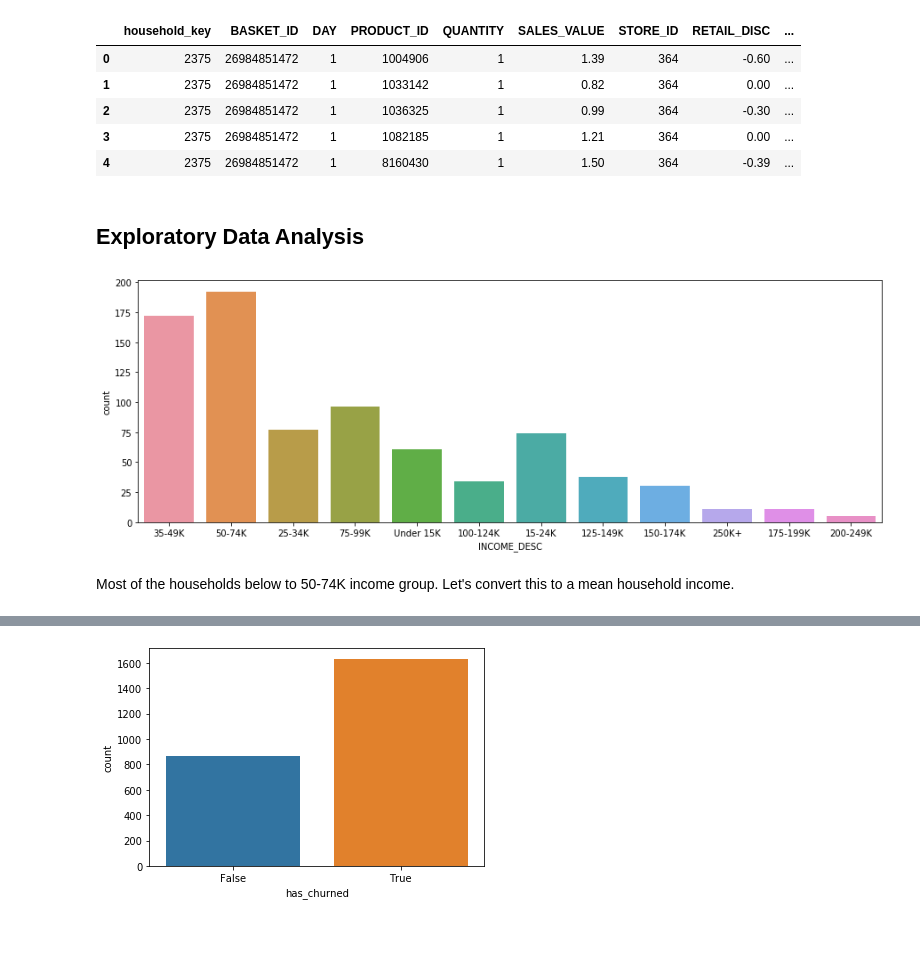
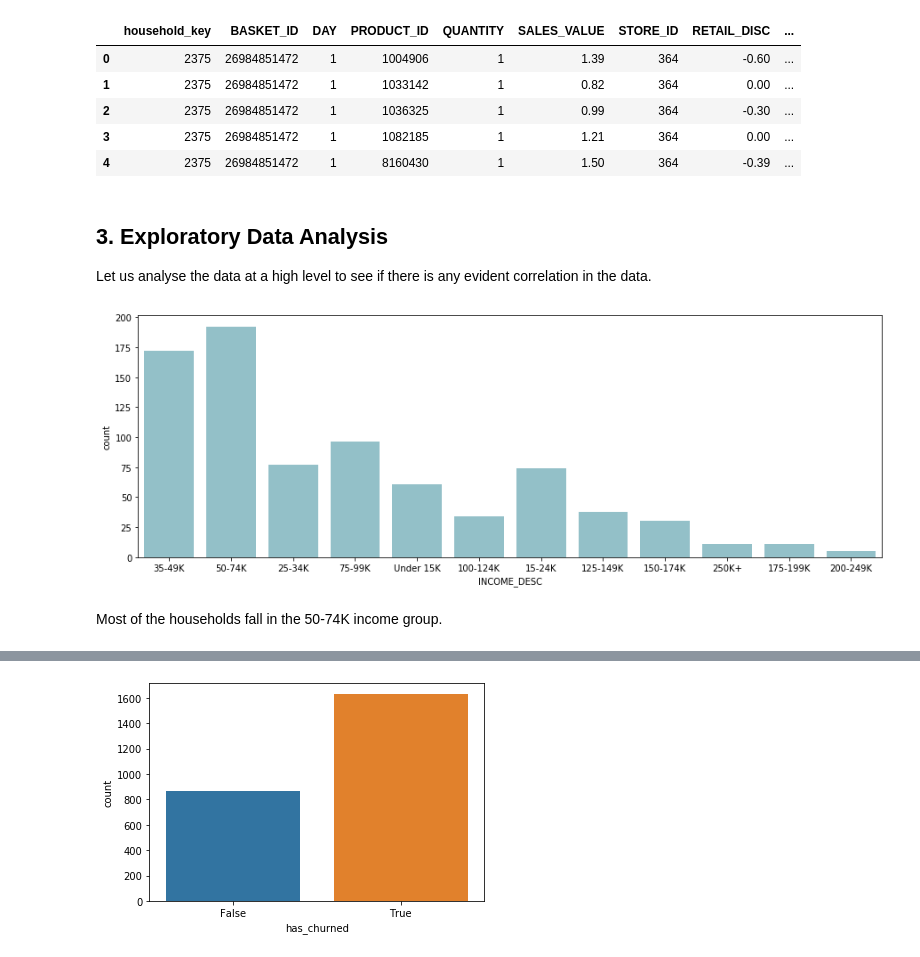
Before and after one commit to ambita20/Customer-Engagement-Python-Project, a Jupyter notebook: PythonProject.ipynb, the cells around one changed output, grey strips where cells are left out. Drawn from its saved outputs; the diff is of its cells as text; code cells hidden in the pictures.

```diff
--- a/PythonProject.ipynb
+++ b/PythonProject.ipynb
@@ -89,12 +89,15 @@ transaction_data_df.head()
 | 2 | 2375 | 26984851472 | 1 | 1036325 | 1 | 0.99 | 364 | -0.30 | ... |
 | 3 | 2375 | 26984851472 | 1 | 1082185 | 1 | 1.21 | 364 | 0.00 | ... |
 | 4 | 2375 | 26984851472 | 1 | 8160430 | 1 | 1.50 | 364 | -0.39 | ... |
-# %% [markdown]
-## Exploratory Data Analysis
+# %% [markdown]
+## 3. Exploratory Data Analysis
+
+Let us analyse the data at a high level to see if there is any evident correlation in the data.
 # %%
+#plotting income groups and their counts
 plt.figure(figsize=(15,5))
-sns.countplot(x="INCOME_DESC",data=hh_demographic_df);
+sns.countplot(x="INCOME_DESC",data=hh_demographic_df,color='#8ac6d1');
 # %% [output]
-[figure, old version]
+[figure, new version]
 # %% [markdown]
-Most of the households below to 50-74K income group. Let's convert this to a mean household income.
+Most of the households fall in the 50-74K income group.
```
Also changed, not shown: parts of 119 cells of this notebook.
